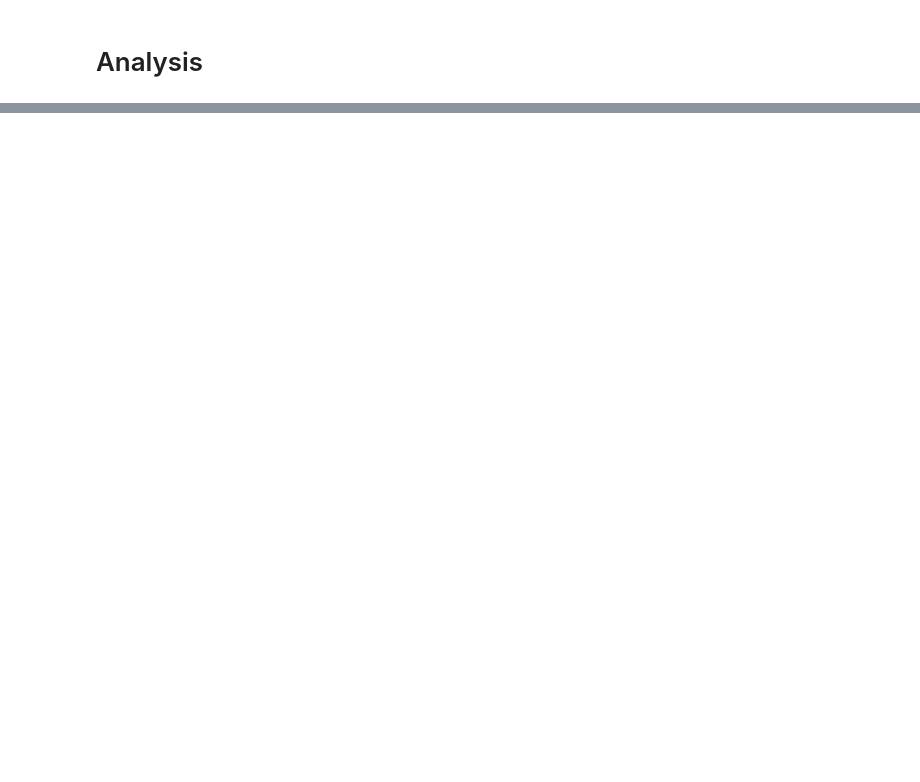
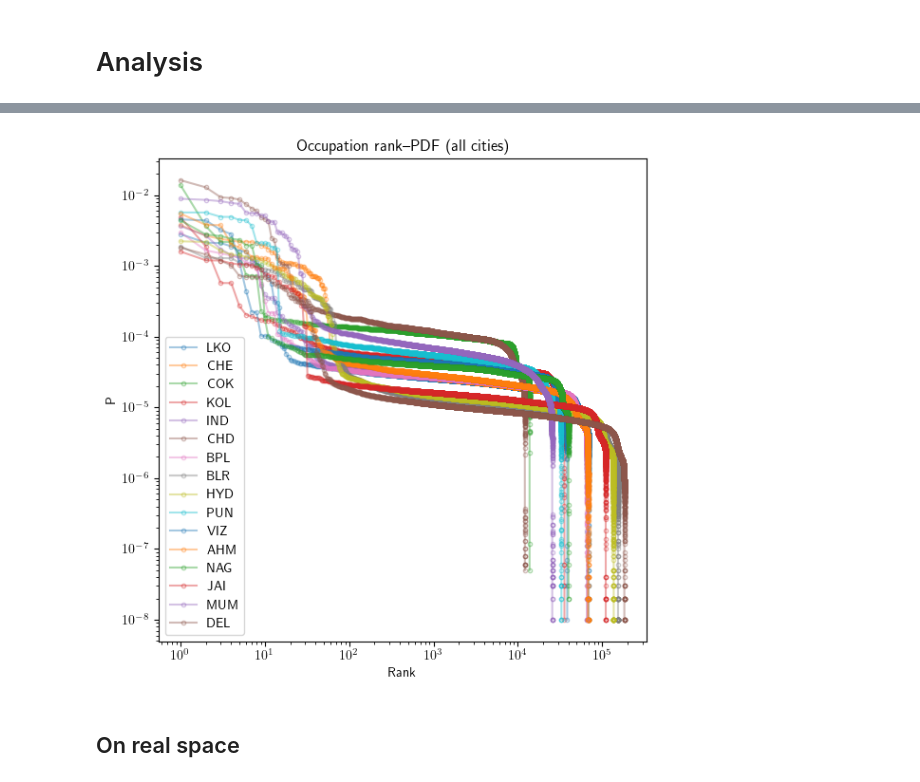
Before and after one commit to akshaysanjeevk/Road-Network-Stat-SGN2025, a Jupyter notebook: notebook1.ipynb, the cells around one changed output, grey strips where cells are left out. Cells and saved outputs as stored; diff of their text form; code cells hidden in the pictures; blank space fills up the shorter version.

```diff
--- a/notebook1.ipynb
+++ b/notebook1.ipynb
@@ -68,0 +110,41 @@ a, b = wPDF(city_codes)
+# %%
+def OccPDF(X, ax, label=None, alpha=0.4):
+    counts = np.bincount(X.ravel())
+    P = counts / counts.sum()
+    P = P[P > 0]
+
+    rankdP = np.sort(P)[::-1]
+    ranks = np.arange(1, len(rankdP) + 1)
+
+    ax.loglog(
+        ranks, rankdP,
+        'o-', markersize=3,
+        fillstyle='none',
+        alpha=alpha,
+        label=label
+    )
+
+cities = os.listdir("./RW_data")
+
+fig, ax = plt.subplots(figsize=(6, 6))
+
+for city in tqdm(cities):
+    X = np.load(f"./RW_data/{city}")['arr']
+    OccPDF(X, ax, label=city[3:6])
+    del X
+
+ax.set_xlabel("Rank")
+ax.set_ylabel("P")
+ax.set_title("Occupation rank–PDF (all cities)")
+plt.legend()
+
+# optional legend (disable if too crowded)
+# ax.legend(fontsize=6, ncol=3)
+
+fig.tight_layout()
+fig.savefig("./OccPDFs/OccPDF_all_cities.png", dpi=450)
+plt.show()
+# %% [output]
+[figure, added]
+# %% [markdown]
+## On real space
```
Also changed, not shown: parts of 11 cells of this notebook, 40 other files.
